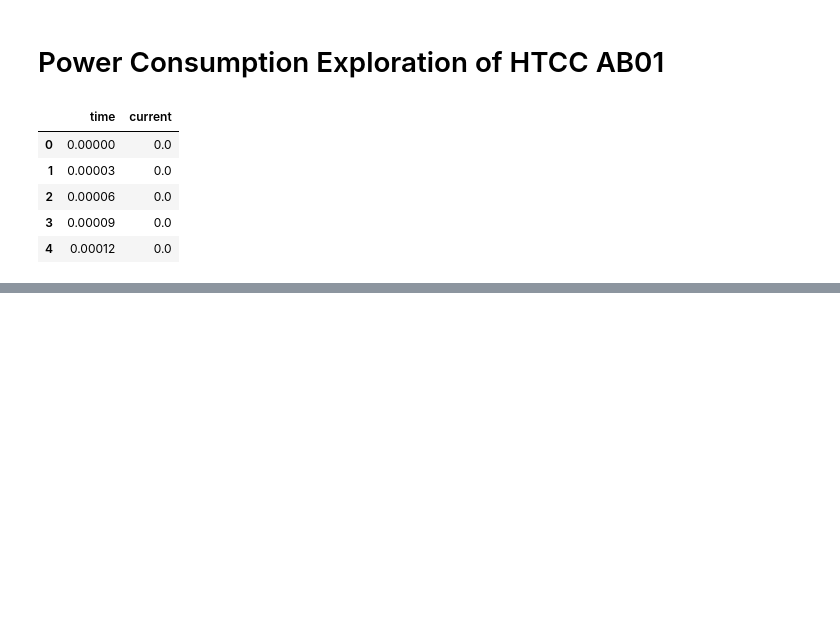
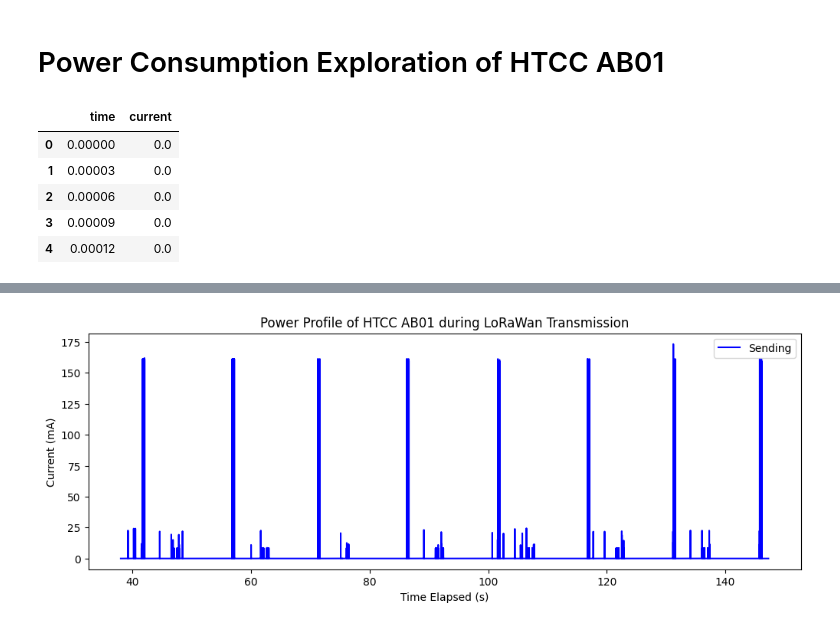
Before and after one commit to caspar/LoRa-Batteryless, a Jupyter notebook: v2_power_profiling/ppk_analysis.ipynb, the cells around one changed output, grey strips where cells are left out. Saved outputs shown, nothing was run; the diff lists cells and outputs as text; code cells hidden in the pictures; blank space fills up the shorter version.

```diff
--- a/v2_power_profiling/ppk_analysis.ipynb
+++ b/v2_power_profiling/ppk_analysis.ipynb
@@ -66,0 +99,18 @@ Operating at 3.3V: 1.4849999999999999 J
+# %%
+# Plot just the sending portion
+
+start = 38
+stop = 150
+
+filtered_data = power_df.loc[(power_df['time'] > start) & (power_df['time'] < stop), ['time', 'current']]
+
+plt.figure(figsize=(12, 4))
+plt.plot(filtered_data['time'], filtered_data['current'], color='blue', label='Sending')
+
+plt.title('Power Profile of HTCC AB01 during LoRaWan Transmission')
+plt.xlabel('Time Elapsed (s)')
+plt.ylabel('Current (mA)')
+plt.legend(loc='upper right')
+plt.show()
+# %% [output]
+[figure, added]
```
Also changed, not shown: parts of 17 cells of this notebook, 6 other files.
